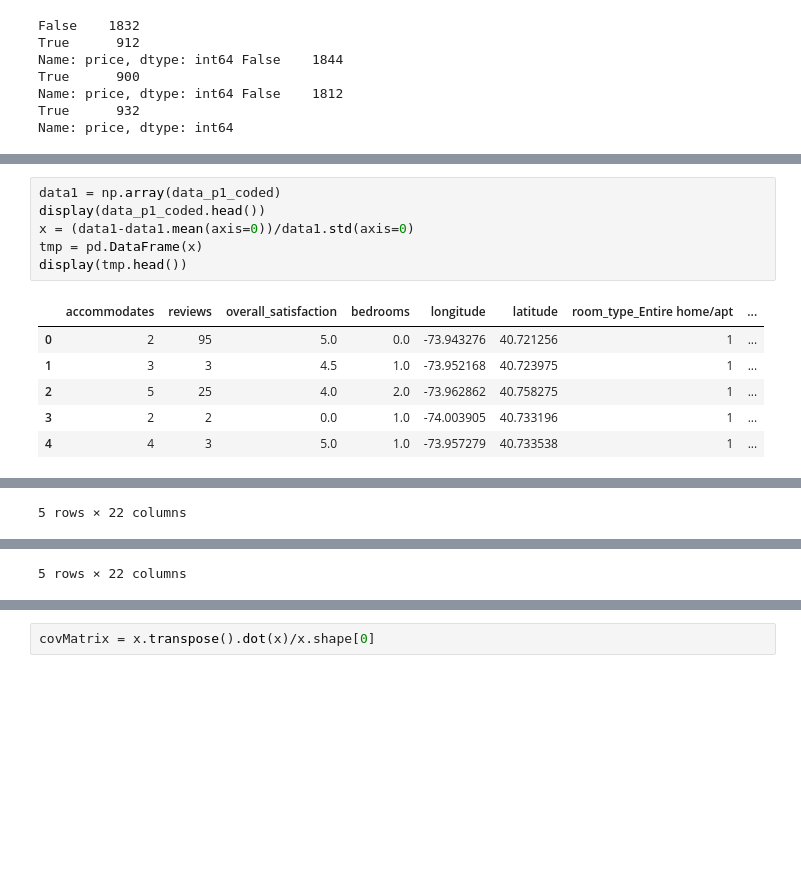
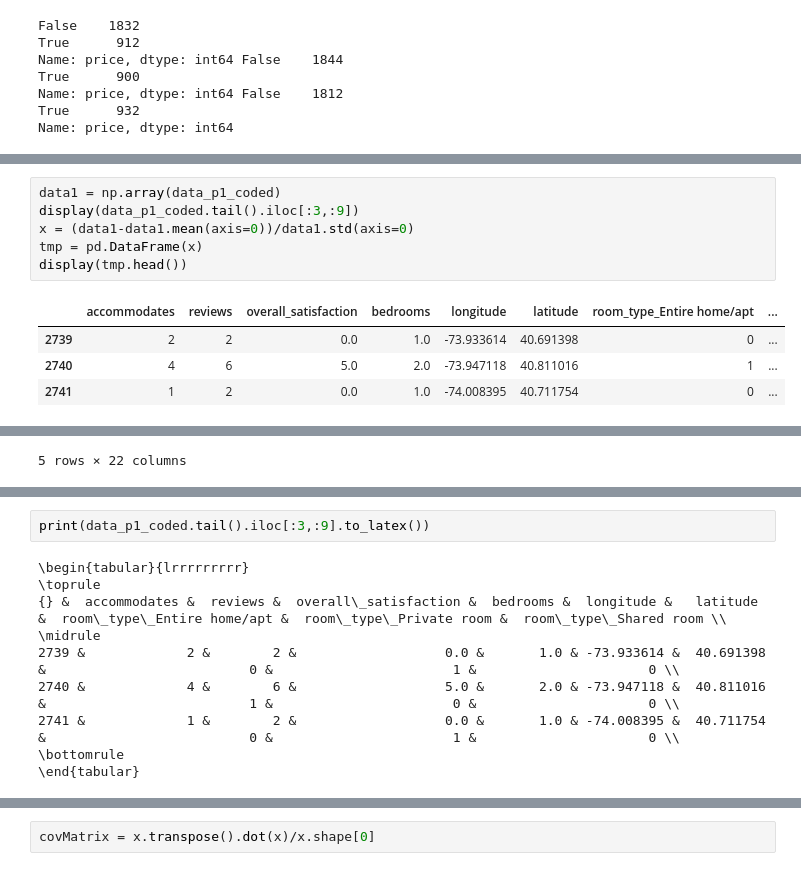
Before and after one commit to edwardfang/IDA_SUSTech_Assignment, a Jupyter notebook: Analysis.ipynb, the cells around one changed output, grey strips where cells are left out. Saved outputs shown, nothing was run; the diff lists cells and outputs as text; blank space fills up the shorter version.

```diff
--- a/Analysis.ipynb
+++ b/Analysis.ipynb
@@ -152,13 +140,11 @@ plot.set_yticklabels(data_p1_coded.columns);
 # %%
 data1 = np.array(data_p1_coded)
-display(data_p1_coded.head())
+display(data_p1_coded.tail().iloc[:3,:9])
 x = (data1-data1.mean(axis=0))/data1.std(axis=0)
 tmp = pd.DataFrame(x)
 display(tmp.head())
 # %% [output]
 |  | accommodates | reviews | overall_satisfaction | bedrooms | longitude | latitude | room_type_Entire home/apt | ... |
-| 0 | 2 | 95 | 5.0 | 0.0 | -73.943276 | 40.721256 | 1 | ... |
-| 1 | 3 | 3 | 4.5 | 1.0 | -73.952168 | 40.723975 | 1 | ... |
-| 2 | 5 | 25 | 4.0 | 2.0 | -73.962862 | 40.758275 | 1 | ... |
-| 3 | 2 | 2 | 0.0 | 1.0 | -74.003905 | 40.733196 | 1 | ... |
-| 4 | 4 | 3 | 5.0 | 1.0 | -73.957279 | 40.733538 | 1 | ... |
+| 2739 | 2 | 2 | 0.0 | 1.0 | -73.933614 | 40.691398 | 0 | ... |
+| 2740 | 4 | 6 | 5.0 | 2.0 | -73.947118 | 40.811016 | 1 | ... |
+| 2741 | 1 | 2 | 0.0 | 1.0 | -74.008395 | 40.711754 | 0 | ... |
@@ -172,3 +158,14 @@ display(tmp.head())
-5 rows × 22 columns
+# %%
+print(data_p1_coded.tail().iloc[:3,:9].to_latex())
+# %% [output]
+\begin{tabular}{lrrrrrrrrr}
+\toprule
+{} &  accommodates &  reviews &  overall\_satisfaction &  bedrooms &  longitude &   latitude &  room\_type\_Entire home/apt &  room\_type\_Private room &  room\_type\_Shared room \\
+\midrule
+2739 &             2 &        2 &                   0.0 &       1.0 & -73.933614 &  40.691398 &                          0 &                       1 &                      0 \\
+2740 &             4 &        6 &                   5.0 &       2.0 & -73.947118 &  40.811016 &                          1 &                       0 &                      0 \\
+2741 &             1 &        2 &                   0.0 &       1.0 & -74.008395 &  40.711754 &                          0 &                       1 &                      0 \\
+\bottomrule
+\end{tabular}
 # %%
 # plt.boxplot(x,vert=False);
```
Also changed, not shown: parts of 6 cells of this notebook, 4 other files.
